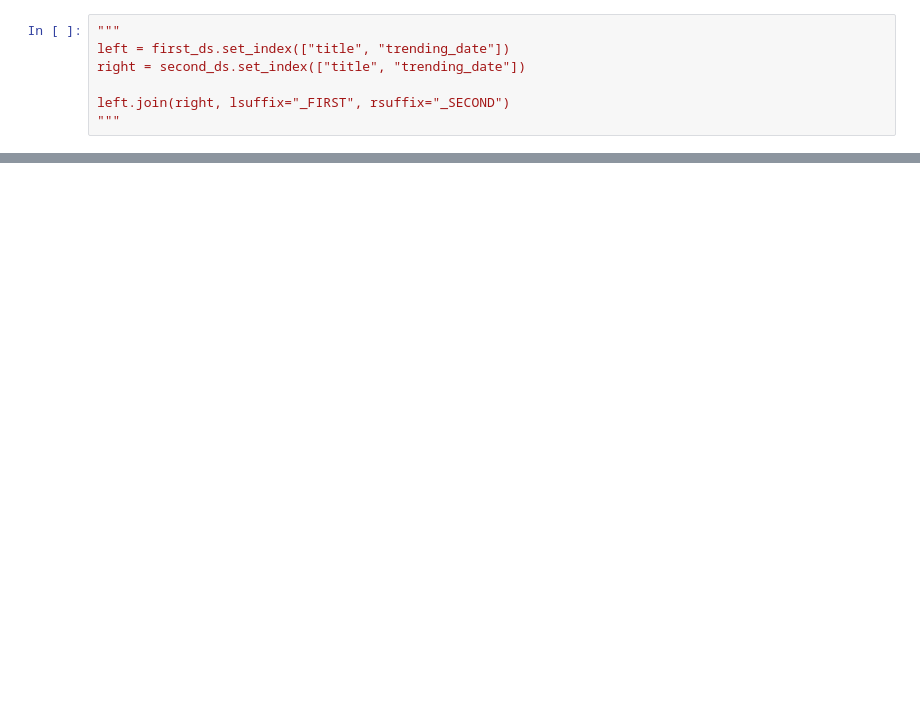
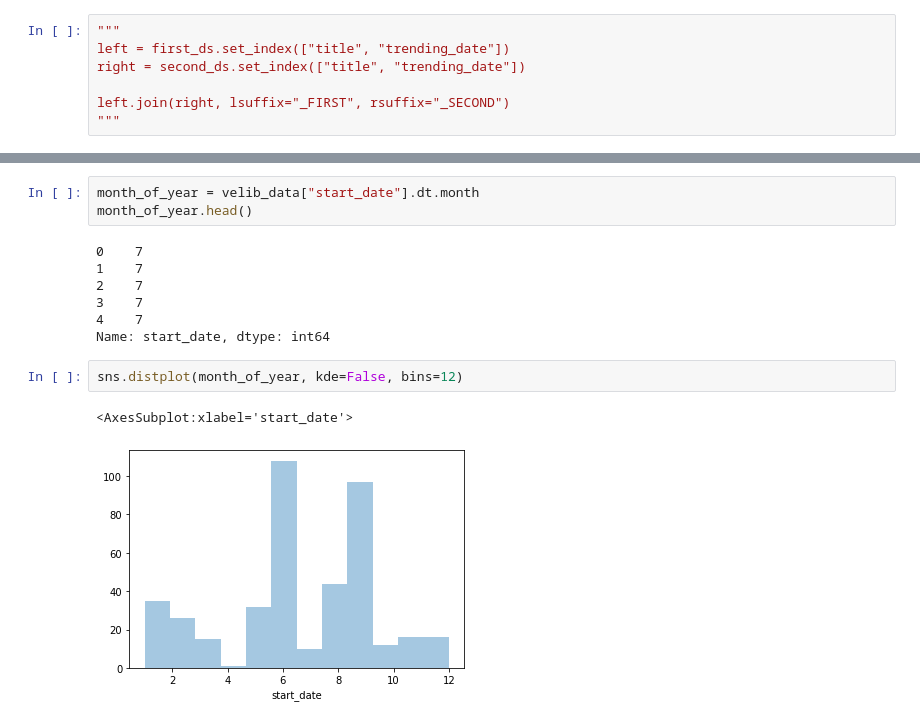
Before and after one commit to apellier/baikbaik, a Jupyter notebook: python_test.ipynb, the cells around one changed output, grey strips where cells are left out. Drawn from its saved outputs; the diff is of its cells as text; blank space fills up the shorter version.

```diff
--- a/python_test.ipynb
+++ b/python_test.ipynb
@@ -500,0 +322,15 @@ left.join(right, lsuffix="_FIRST", rsuffix="_SECOND")
+# %%
+month_of_year = velib_data["start_date"].dt.month
+month_of_year.head()
+# %% [output]
+0    7
+1    7
+2    7
+3    7
+4    7
+Name: start_date, dtype: int64
+# %%
+sns.distplot(month_of_year, kde=False, bins=12)
+# %% [output]
+<AxesSubplot:xlabel='start_date'>
+[figure, added]
```
Also changed, not shown: parts of 49 cells of this notebook.
